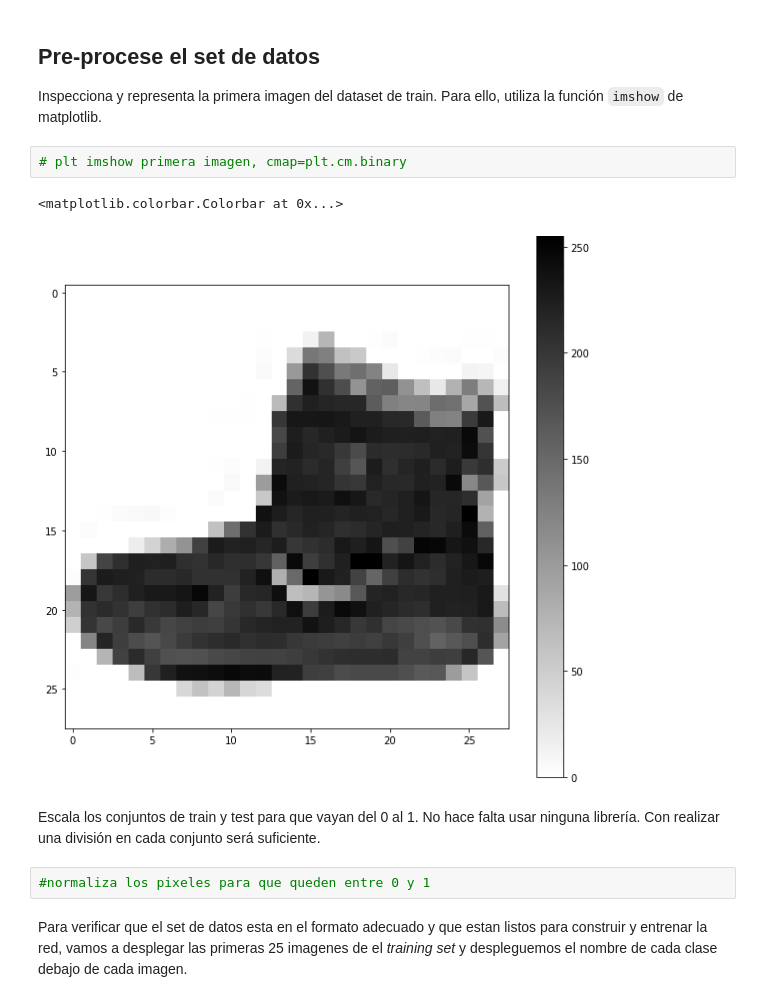
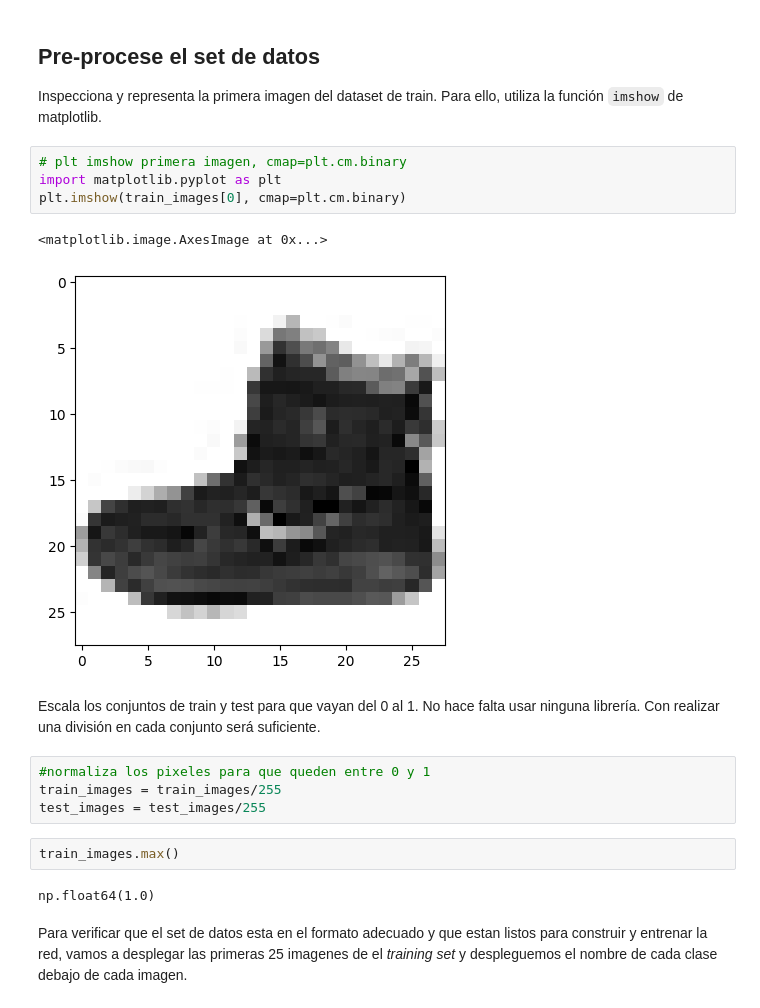
Before and after one commit to JLGOrtega/repo-clase-dsvlcsep24, a Jupyter notebook: 4-Deep_Learning/1-Intro Deep Learning/ejercicios/Deep Learning classification.ipynb, the cells around one changed output. Saved outputs shown, nothing was run; the diff lists cells and outputs as text.

```diff
--- a/4-Deep_Learning/1-Intro Deep Learning/ejercicios/Deep Learning classification.ipynb
+++ b/4-Deep_Learning/1-Intro Deep Learning/ejercicios/Deep Learning classification.ipynb
@@ -116,13 +119,21 @@ array([0, 1, 2, 3, 4, 5, 6, 7, 8, 9], dtype=uint8)
 Inspecciona y representa la primera imagen del dataset de train. Para ello, utiliza la función `imshow` de matplotlib.
 # %%
 # plt imshow primera imagen, cmap=plt.cm.binary
+import matplotlib.pyplot as plt
+plt.imshow(train_images[0], cmap=plt.cm.binary)
 # %% [output]
-<matplotlib.colorbar.Colorbar at 0x...>
+<matplotlib.image.AxesImage at 0x...>
-[figure, old version]
+[figure, new version]
 # %% [markdown]
 Escala los conjuntos de train y test para que vayan del 0 al 1. No hace falta usar ninguna librería. Con realizar una división en cada conjunto será suficiente.
 # %%
 #normaliza los pixeles para que queden entre 0 y 1
+train_images = train_images/255
+test_images = test_images/255
+# %%
+train_images.max()
+# %% [output]
+np.float64(1.0)
 # %% [markdown]
 Para verificar que el set de datos esta en el formato adecuado y que estan listos para construir y entrenar la red, vamos a desplegar las primeras 25 imagenes de el *training set* y despleguemos el nombre de cada clase debajo de cada imagen.
 # %%
```
Also changed, not shown: parts of 21 cells of this notebook, 5 other files.
